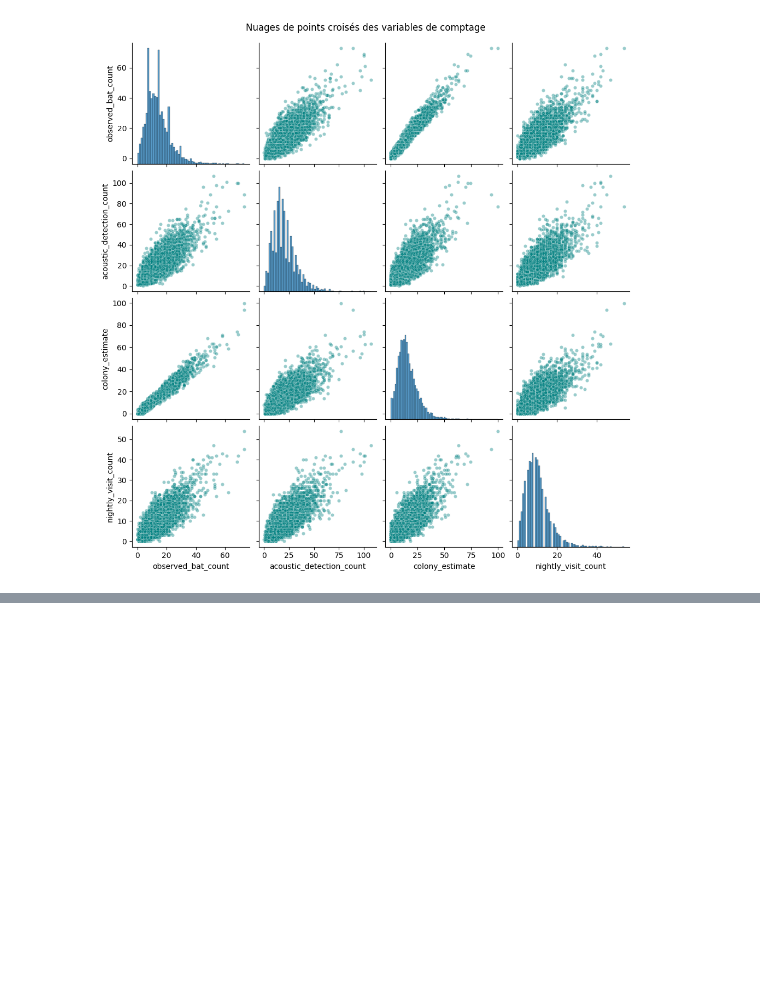
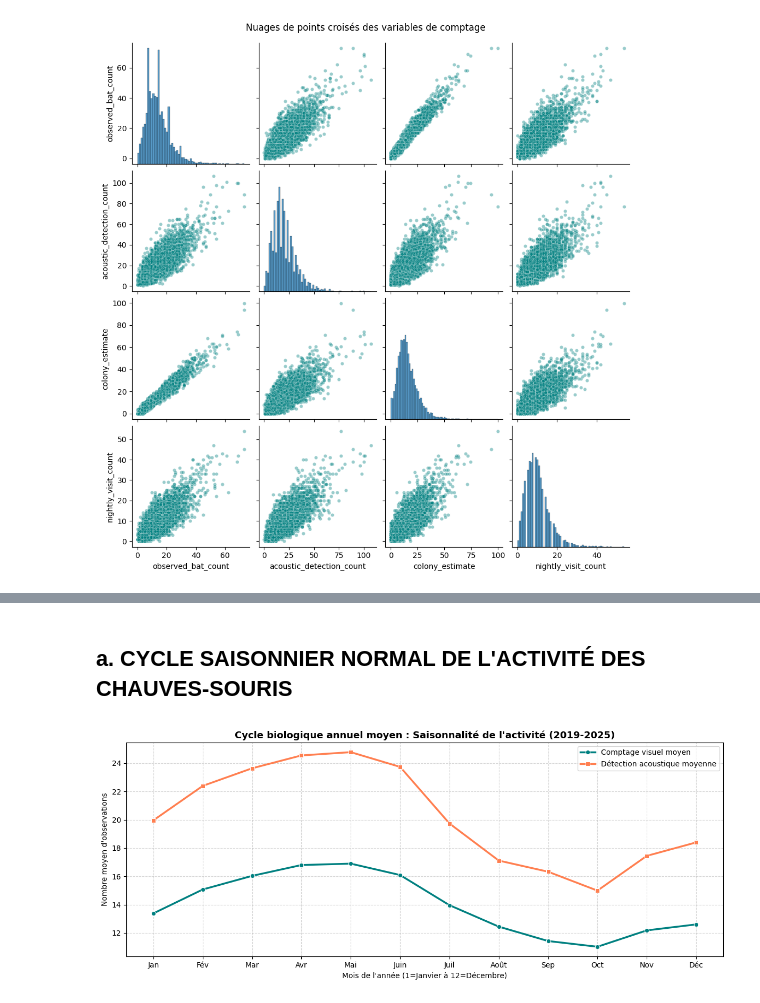
Before and after one commit to HananeDjouadi/G05-DataMining-2627, a Jupyter notebook: data/ecology/bat_surveys.ipynb, the cells around one changed output, grey strips where cells are left out. Drawn from its saved outputs; the diff is of its cells as text; code cells hidden in the pictures; blank space fills up the shorter version.

```diff
--- a/data/ecology/bat_surveys.ipynb
+++ b/data/ecology/bat_surveys.ipynb
@@ -746,0 +791,24 @@ plt.show()
+# %%
+# 2. S'assurer du bon typage des dates
+df_analysis['survey_start'] = pd.to_datetime(df_analysis['survey_start'])
+df_analysis['survey_end'] = pd.to_datetime(df_analysis['survey_end'])
+# %%
+# 3. Extraction des variables temporelles
+df_analysis['year'] = df_analysis['survey_start'].dt.year
+df_analysis['month'] = df_analysis['survey_start'].dt.month
+df_analysis['survey_duration_days'] = (df_analysis['survey_end'] - df_analysis['survey_start']).dt.total_seconds() / (24 * 3600)
+# %%
+# Fonction pour mapper les saisons écologiques
+def get_season(month):
+    if month in [12, 1, 2]:
+        return 'Hiver (Hibernation)'
+    elif month in [3, 4, 5]:
+        return 'Printemps (Réveil)'
+    elif month in [6, 7, 8]:
+        return 'Été (Reproduction)'
+    else:
+        return 'Automne (Accouplement/Transit)'
+df_analysis['season'] = df_analysis['month'].apply(get_season)
+# %%
+# 4. Extraction de la macro-région (KNT, AVL, TMB) depuis site_code
+df_analysis['region'] = df_analysis['site_code'].str[:3]
@@ -746,0 +835,19 @@ plt.show()
+# %% [markdown]
+## a. CYCLE SAISONNIER NORMAL DE L'ACTIVITÉ DES CHAUVES-SOURIS
+# %%
+plt.figure(figsize=(12, 5))
+# Calcul de l'activité moyenne par mois
+monthly_activity = df_analysis.groupby('month')[['observed_bat_count', 'acoustic_detection_count']].mean().reset_index()
+# Tracé des courbes
+sns.lineplot(data=monthly_activity, x='month', y='observed_bat_count', marker='o', label='Comptage visuel moyen', color='teal', lw=2.5)
+sns.lineplot(data=monthly_activity, x='month', y='acoustic_detection_count', marker='s', label='Détection acoustique moyenne', color='coral', lw=2.5)
+plt.title("Cycle biologique annuel moyen : Saisonnalité de l'activité (2019-2025)", fontsize=13, fontweight='bold')
+plt.xlabel("Mois de l'année (1=Janvier à 12=Décembre)")
+plt.ylabel("Nombre moyen d'observations")
+plt.xticks(range(1, 13), ['Jan', 'Fév', 'Mar', 'Avr', 'Mai', 'Juin', 'Juil', 'Août', 'Sep', 'Oct', 'Nov', 'Déc'])
+plt.grid(True, linestyle='--', alpha=0.5)
+plt.legend()
+plt.tight_layout()
+plt.show()
+# %% [output]
+[figure, added]
```
Also changed, not shown: parts of 18 cells of this notebook, 1 other file.
